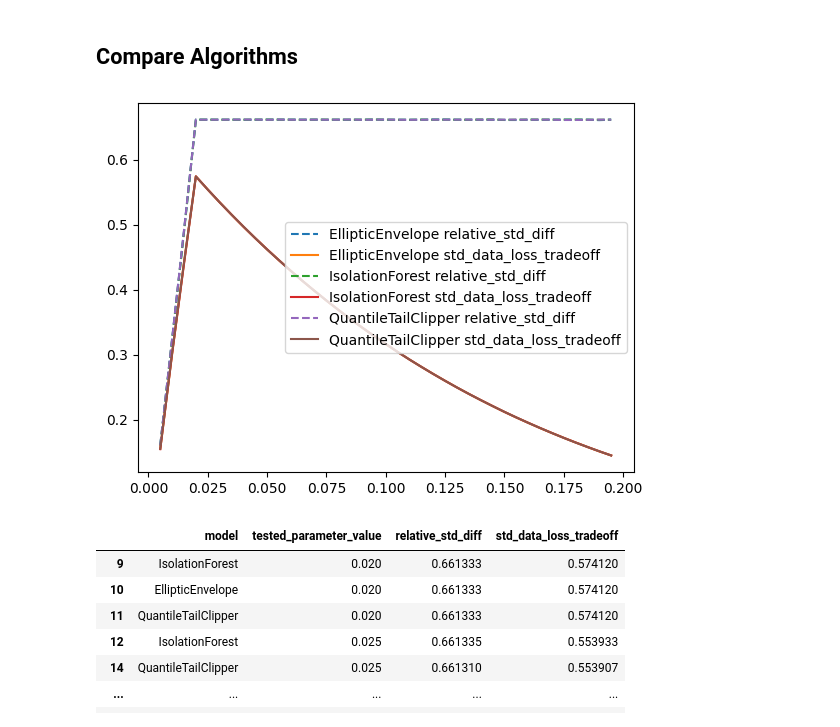
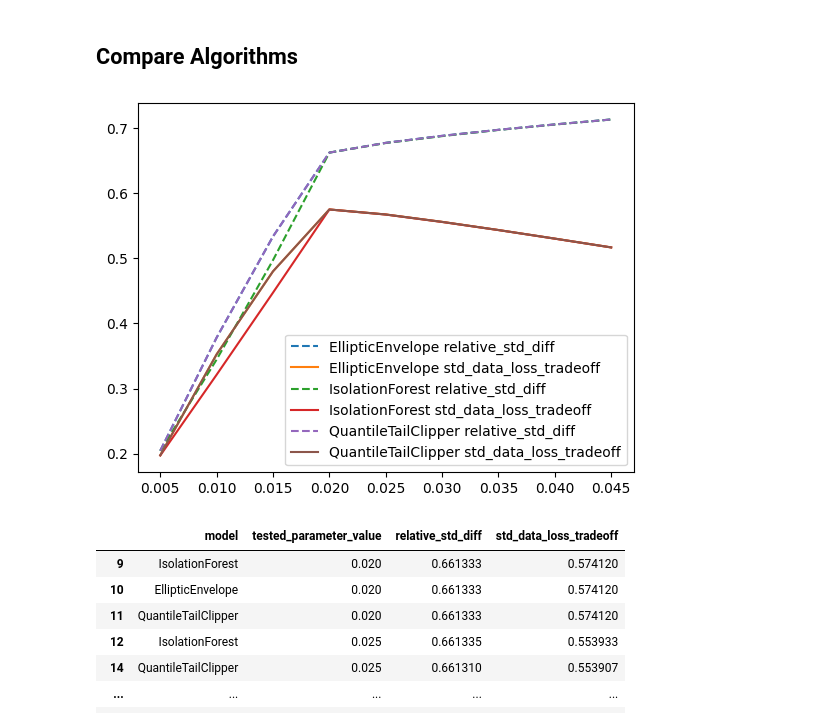
Before and after one commit to Dmatryus/dmml-lab, a Jupyter notebook: experiments/std_reduction.ipynb, the cells around one changed output. Saved outputs shown, nothing was run; the diff lists cells and outputs as text; code cells hidden in the pictures.

Commit message:
Fixes for outlaer filters

```diff
--- a/experiments/std_reduction.ipynb
+++ b/experiments/std_reduction.ipynb
@@ -432,11 +431,11 @@ def data_loss(data: pd.DataFrame, group: str, filter_field: str) -> pd.DataFrame
     """
     orig_data_count = data.groupby(group).agg(orig_count=(group, "count"))
     filtered_data_count = (
-        data[data[filter_field] == 0].groupby(group).agg(filtered_count=(group, "count"))
+        data[data[filter_field] == 1].groupby(group).agg(filtered_count=(group, "count"))
     )
     data_count = orig_data_count.join(filtered_data_count)
     data_count.loc["total", "orig_count"] = len(data)
-    data_count.loc["total", "filtered_count"] = len(data[data[filter_field] == 0])
+    data_count.loc["total", "filtered_count"] = len(data[data[filter_field] == 1])
     data_count["loss"] = 1 - data_count["filtered_count"] / data_count["orig_count"]
     return data_count
 
@@ -504,7 +503,7 @@ def std_data_loss_tradeoff(
     """
     result = {
         "std_original": group_std(data, target, group).loc["total", "var"],
-        "std_filtered": group_std(data[data[filter_field] == 0], target, group).loc["total", "var"],
+        "std_filtered": group_std(data[data[filter_field] == 1], target, group).loc["total", "var"],
         "data_loss": data_loss(data, group, filter_field).loc["total", "loss"],
     }
     result["relative_std_diff"] = 1 - result["std_filtered"] / result["std_original"]
@@ -792,14 +829,14 @@ MemoryError: bad allocation
 # %%
 default_models = [
     DefaultModelForComparison(IsolationForest, {'n_estimators': 1000, 'n_jobs': -1}, 'contamination'),
     DefaultModelForComparison(EllipticEnvelope, {}, 'contamination'),
     # DefaultModelForComparison(LocalOutlierFactor, {'n_neighbors': 20}, 'contamination'),
     DefaultModelForComparison(QuantileTailClipper, {}, 'contamination'),
 ]
-comparison_table = models_comparison(data, default_models, np.arange(0.005, 0.2, 0.005))
+comparison_table = models_comparison(data, default_models, np.arange(0.005, 0.05, 0.005))
 show_models_comparison_resaults(comparison_table)
 # %% [output]
-[figure, old version]
+[figure, new version]
 # %%
 comparison_table = comparison_table.sort_values("std_data_loss_tradeoff", ascending=False)
 comparison_table
```
Also changed, not shown: parts of 11 cells of this notebook.
